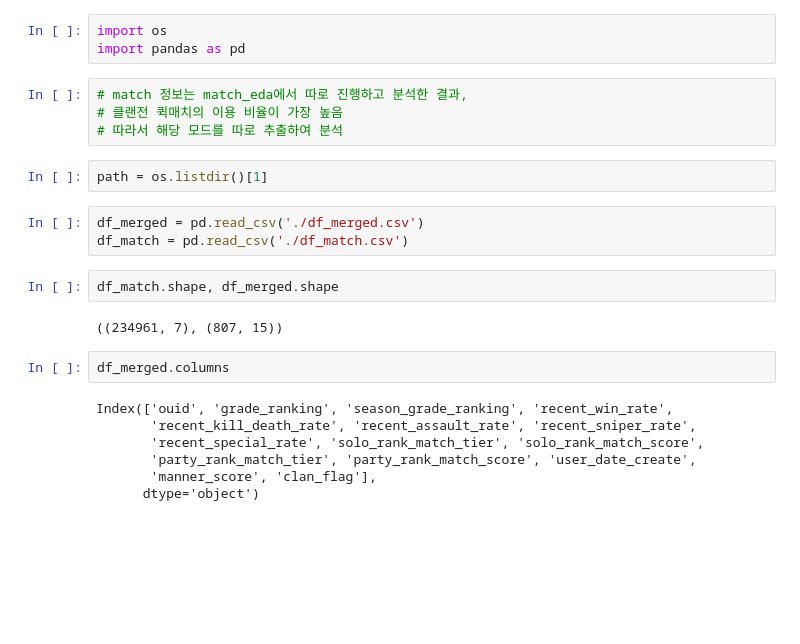
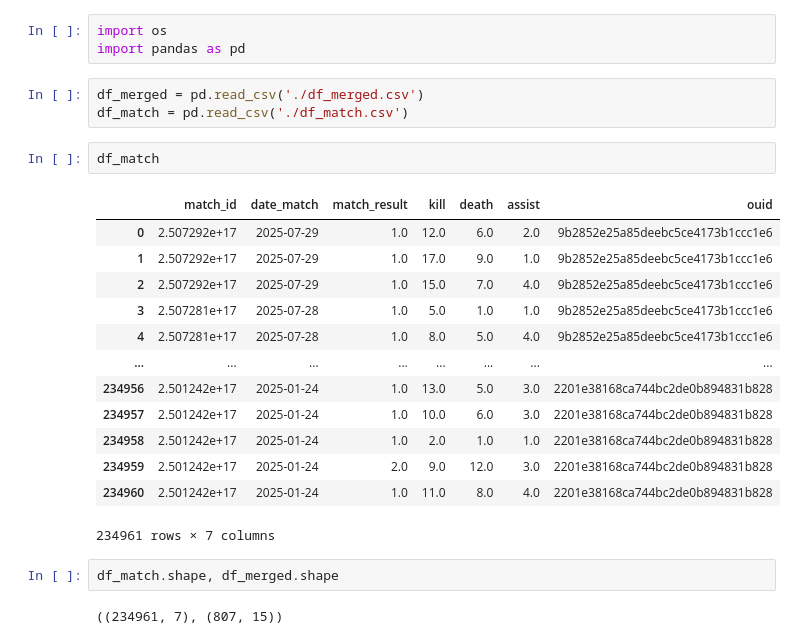
Before and after one commit to pjjongho/NEXON_API, a Jupyter notebook: SA/analysis/data_eda.ipynb, the cells around one changed output. Cells and saved outputs as stored; diff of their text form; blank space fills up the shorter version.

```diff
--- a/SA/analysis/data_eda.ipynb
+++ b/SA/analysis/data_eda.ipynb
@@ -1,25 +1,26 @@
 # %%
 import os
 import pandas as pd
-# %%
-# match 정보는 match_eda에서 따로 진행하고 분석한 결과,
-# 클랜전 퀵매치의 이용 비율이 가장 높음
-# 따라서 해당 모드를 따로 추출하여 분석
-# %%
-path = os.listdir()[1]
 # %%
 df_merged = pd.read_csv('./df_merged.csv')
 df_match = pd.read_csv('./df_match.csv')
+# %%
+df_match
+# %% [output]
+|  | match_id | date_match | match_result | kill | death | assist | ouid |
+| 0 | 2.507292e+17 | 2025-07-29 | 1.0 | 12.0 | 6.0 | 2.0 | 9b2852e25a85deebc5ce4173b1ccc1e6 |
+| 1 | 2.507292e+17 | 2025-07-29 | 1.0 | 17.0 | 9.0 | 1.0 | 9b2852e25a85deebc5ce4173b1ccc1e6 |
+| 2 | 2.507292e+17 | 2025-07-29 | 1.0 | 15.0 | 7.0 | 4.0 | 9b2852e25a85deebc5ce4173b1ccc1e6 |
+| 3 | 2.507281e+17 | 2025-07-28 | 1.0 | 5.0 | 1.0 | 1.0 | 9b2852e25a85deebc5ce4173b1ccc1e6 |
+| 4 | 2.507281e+17 | 2025-07-28 | 1.0 | 8.0 | 5.0 | 4.0 | 9b2852e25a85deebc5ce4173b1ccc1e6 |
+| ... | ... | ... | ... | ... | ... | ... | ... |
+| 234956 | 2.501242e+17 | 2025-01-24 | 1.0 | 13.0 | 5.0 | 3.0 | 2201e38168ca744bc2de0b894831b828 |
+| 234957 | 2.501242e+17 | 2025-01-24 | 1.0 | 10.0 | 6.0 | 3.0 | 2201e38168ca744bc2de0b894831b828 |
+| 234958 | 2.501242e+17 | 2025-01-24 | 1.0 | 2.0 | 1.0 | 1.0 | 2201e38168ca744bc2de0b894831b828 |
+| 234959 | 2.501242e+17 | 2025-01-24 | 2.0 | 9.0 | 12.0 | 3.0 | 2201e38168ca744bc2de0b894831b828 |
+| 234960 | 2.501242e+17 | 2025-01-24 | 1.0 | 11.0 | 8.0 | 4.0 | 2201e38168ca744bc2de0b894831b828 |
+234961 rows × 7 columns
 # %%
 df_match.shape, df_merged.shape
 # %% [output]
 ((234961, 7), (807, 15))
-# %%
-df_merged.columns
-# %% [output]
-Index(['ouid', 'grade_ranking', 'season_grade_ranking', 'recent_win_rate',
-       'recent_kill_death_rate', 'recent_assault_rate', 'recent_sniper_rate',
-       'recent_special_rate', 'solo_rank_match_tier', 'solo_rank_match_score',
-       'party_rank_match_tier', 'party_rank_match_score', 'user_date_create',
-       'manner_score', 'clan_flag'],
-      dtype='object')
```
Also changed, not shown: parts of 18 cells of this notebook.
